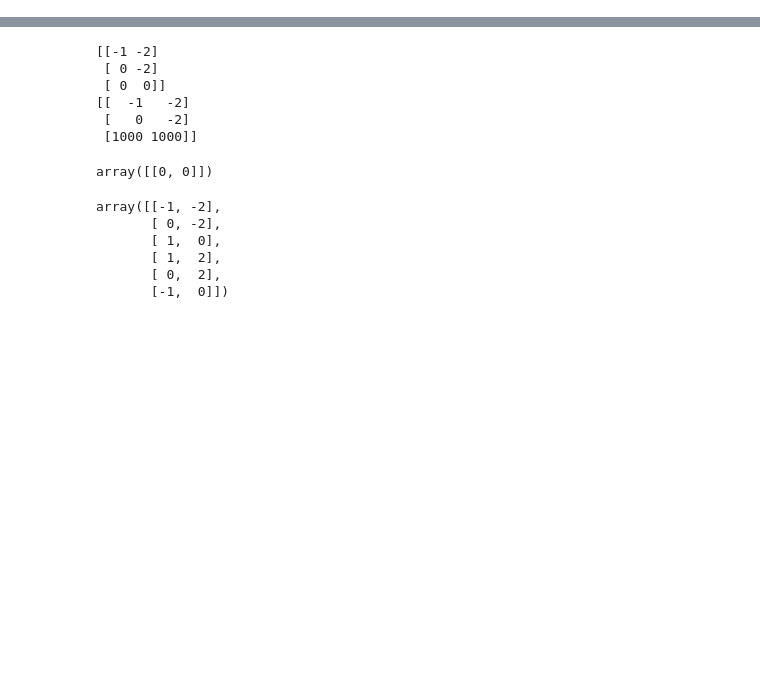
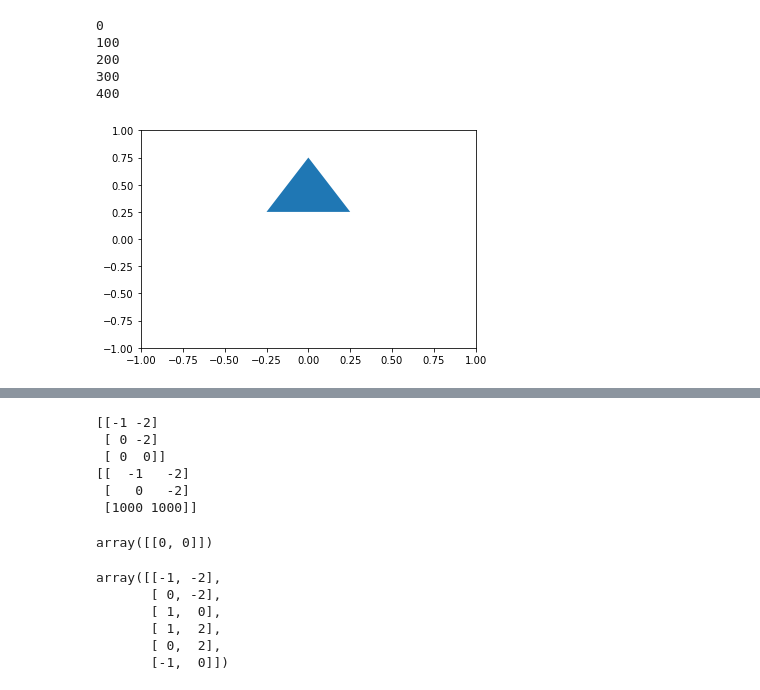
Before and after one commit to WhiffleFish/ASEN5519, a Jupyter notebook: HW2/Untitled.ipynb, the cells around one changed output, grey strips where cells are left out. Cells and saved outputs as stored; diff of their text form; code cells hidden in the pictures; blank space fills up the shorter version.

```diff
--- a/HW2/Untitled.ipynb
+++ b/HW2/Untitled.ipynb
@@ -4,0 +48,53 @@ from scipy.spatial import ConvexHull, convex_hull_plot_2d
+# %%
+N_theta = 500
+Cspace_grid = np.zeros((N_theta,N_theta))
+for i,t1 in enumerate(np.linspace(0,2*np.pi,N_theta)):
+    if i%100 == 0:
+        print(i)
+    for j,t2 in enumerate(np.linspace(0,2*np.pi,N_theta)):
+        x1,y1,x2,y2 = joint_coords(t1,t2,l1=1,l2=1)
+        intersect = False
+
+        # Check if element from joint0 -> joint1 collides
+        for segment in segments:
+            if check_intersect(0,0,x1,y1,*segment[0],*segment[1]):
+                intersect = True
+                Cspace_grid[i,j] = 1
+                break
+
+        if intersect:
+            continue
+
+        # Check if element from joint1 -> joint2 collides
+        for segment in segments:
+            if check_intersect(x1,y1,x2,y2,*segment[0],*segment[1]):
+                Cspace_grid[i,j] = 1
+                break
+# %% [output]
+0
+100
+200
+300
+400
+# %%
+fig, ax = plt.subplots()
+patches = []
+num_polygons = 5
+num_sides = 5
+
+for i in range(1):
+    polygon = Polygon(verts, True)
+    patches.append(polygon)
+
+p = PatchCollection(patches)
+
+# colors = 100*np.random.rand(len(patches))
+# p.set_array(np.array(colors))
+
+ax.add_collection(p)
+ax.set_xlim([-1,1])
+ax.set_ylim([-1,1])
+
+plt.show()
+# %% [output]
+[figure, added]
```
Also changed, not shown: parts of 40 cells of this notebook, 10 other files.
